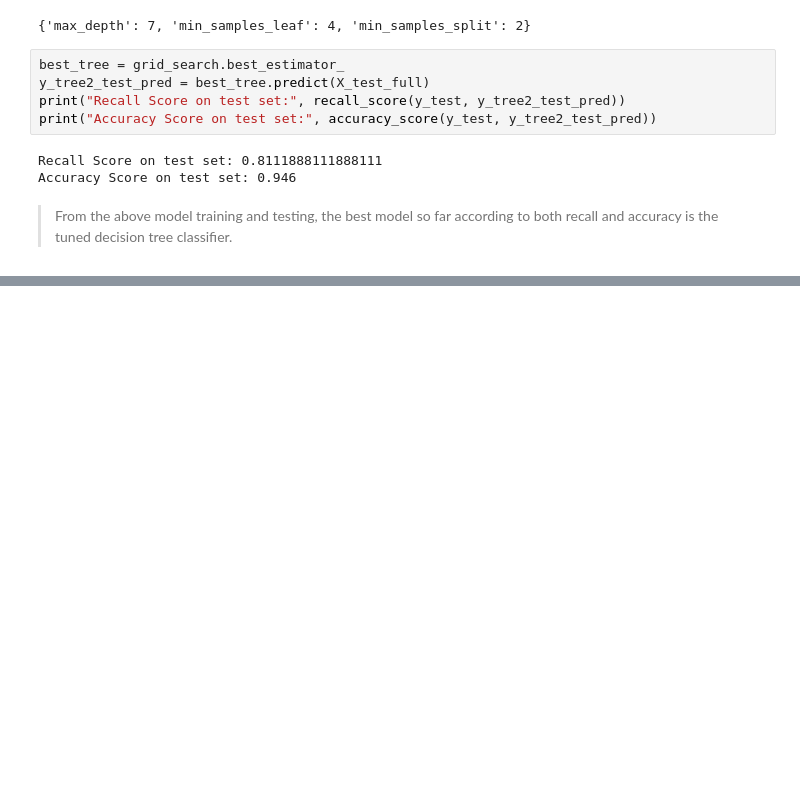
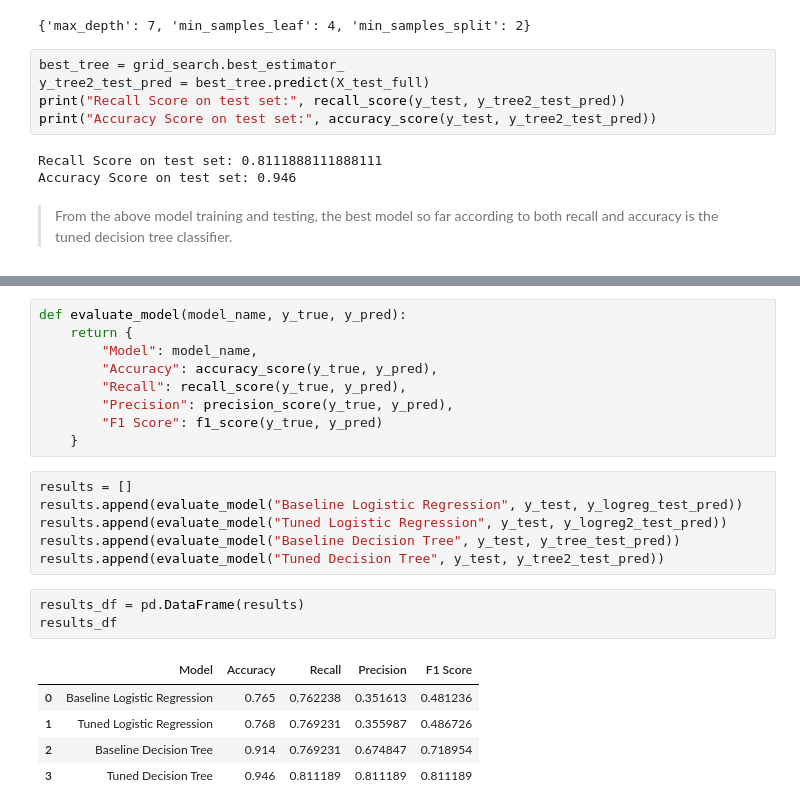
Before and after one commit to Christine-Muhoro/Phase-3-churn-project, a Jupyter notebook: index.ipynb, the cells around one changed output, grey strips where cells are left out. Saved outputs shown, nothing was run; the diff lists cells and outputs as text; blank space fills up the shorter version.

```diff
--- a/index.ipynb
+++ b/index.ipynb
@@ -320,0 +354,24 @@ Accuracy Score on test set: 0.946
+# %%
+def evaluate_model(model_name, y_true, y_pred):
+    return {
+        "Model": model_name,
+        "Accuracy": accuracy_score(y_true, y_pred),
+        "Recall": recall_score(y_true, y_pred),
+        "Precision": precision_score(y_true, y_pred),
+        "F1 Score": f1_score(y_true, y_pred)
+    }
+# %%
+results = []
+results.append(evaluate_model("Baseline Logistic Regression", y_test, y_logreg_test_pred))
+results.append(evaluate_model("Tuned Logistic Regression", y_test, y_logreg2_test_pred))
+results.append(evaluate_model("Baseline Decision Tree", y_test, y_tree_test_pred))
+results.append(evaluate_model("Tuned Decision Tree", y_test, y_tree2_test_pred))
+# %%
+results_df = pd.DataFrame(results)
+results_df
+# %% [output]
+|  | Model | Accuracy | Recall | Precision | F1 Score |
+| 0 | Baseline Logistic Regression | 0.765 | 0.762238 | 0.351613 | 0.481236 |
+| 1 | Tuned Logistic Regression | 0.768 | 0.769231 | 0.355987 | 0.486726 |
+| 2 | Baseline Decision Tree | 0.914 | 0.769231 | 0.674847 | 0.718954 |
+| 3 | Tuned Decision Tree | 0.946 | 0.811189 | 0.811189 | 0.811189 |
```
Also changed, not shown: parts of 12 cells of this notebook.
